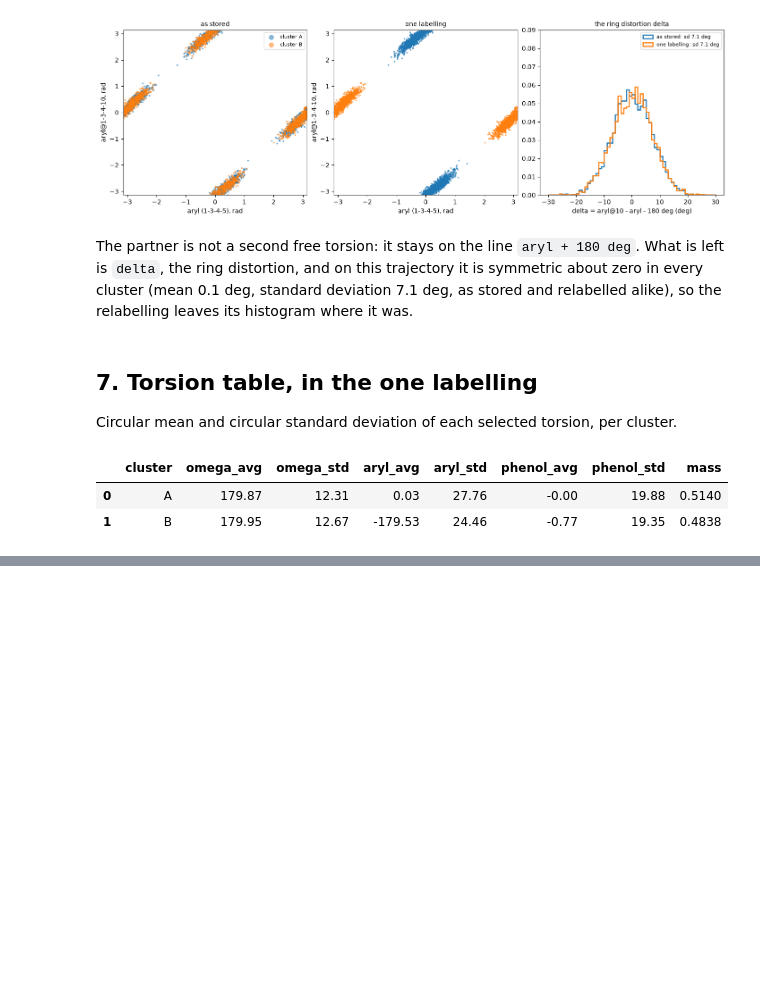
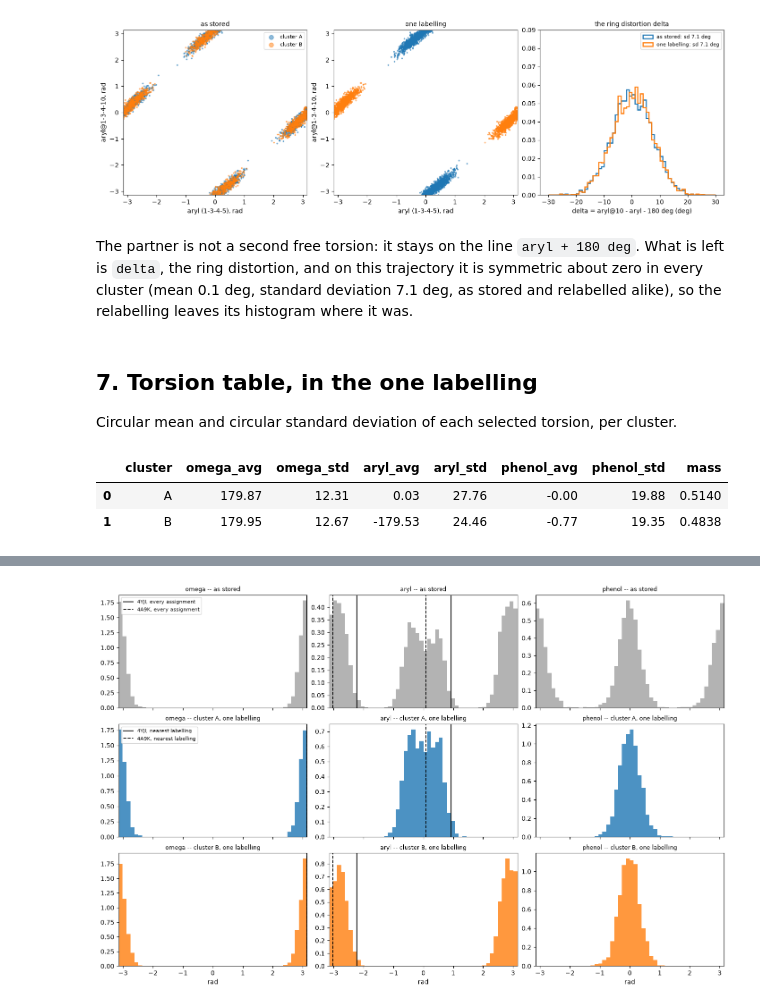
Before and after one commit to csy0000/MD-tools, a Jupyter notebook: docs/tutorial/paracetamol/analysis/symmetry-alignment.ipynb, the cells around one changed output, grey strips where cells are left out. Cells and saved outputs as stored; diff of their text form; code cells hidden in the pictures; blank space fills up the shorter version.

```diff
--- a/docs/tutorial/paracetamol/analysis/symmetry-alignment.ipynb
+++ b/docs/tutorial/paracetamol/analysis/symmetry-alignment.ipynb
@@ -196,0 +235,19 @@ pd.DataFrame(rows)
+# %%
+def crystal_in(reference_row):
+    out = {}
+    for pdb, r in rows.items():
+        pick = desc.nearest_labelling(r, reference_row)
+        out[pdb] = pick
+    return out
+
+global_ref = al["angles"][al["reference"]]
+in_cluster = {group_name(c): crystal_in(al["angles"][int(al["cluster_references"][c])])
+              for c in range(fit.n_clusters_)}
+summary_rows = []
+for g, picks in in_cluster.items():
+    for pdb, p in picks.items():
+        summary_rows.append({"cluster row": g, "crystal": pdb, "assignment chosen": p["index"],
+                             "distance to the cluster's density peak": round(p["distance"], 3),
+                             "margin": round(p["margin"], 3),
+                             "columns compared": len(p["columns_used"])})
+pd.DataFrame(summary_rows)
@@ -196,0 +260,36 @@ pd.DataFrame(rows)
+# %%
+edges = np.linspace(-np.pi, np.pi, 49)
+styles = {"4YJI": "-", "4A9K": "--"}
+fig, axes = plt.subplots(1 + fit.n_clusters_, 3, figsize=(14, 3.0 * (1 + fit.n_clusters_)),
+                         layout="constrained", sharex=True)
+for t, name in enumerate(definitions.names):
+    # top row: every frame as stored, so every assignment of the crystal is a legitimate place for it
+    axes[0, t].hist(fit.closed_theta_[:, t], bins=edges, density=True, color="0.7")
+    for pdb, r in rows.items():
+        for k, v in enumerate(r[:, t]):
+            if np.isfinite(v):
+                for x in ((v, v - 2 * np.pi * np.sign(v)) if abs(v) > 3.0 else (v,)):   # a value at the seam shows at both ends
+                    axes[0, t].axvline(x, color="k", ls=styles[pdb], lw=1.3,
+                                       label=f"{pdb}, every assignment" if (t == 0 and k == 0) else None)
+    axes[0, t].set_title(f"{name} -- as stored", fontsize=9)
+    for c in range(fit.n_clusters_):
+        ax = axes[1 + c, t]
+        ax.hist(al["angles"][fit.labels_ == c, t], bins=edges, density=True, color=palette(c), alpha=0.8)
+        for pdb, p in in_cluster[group_name(c)].items():
+            v = p["angles"][t]
+            if np.isfinite(v):
+                for x in ((v, v - 2 * np.pi * np.sign(v)) if abs(v) > 3.0 else (v,)):
+                    ax.axvline(x, color="k", ls=styles[pdb], lw=1.3,
+                               label=f"{pdb}, nearest labelling" if t == 0 else None)
+        ax.set_title(f"{name} -- cluster {group_name(c)}, one labelling", fontsize=9)
+    for ax in axes[:, t]:
+        ax.set_xlim(-np.pi, np.pi)
+for ax in (axes[0, 0], axes[1, 0]):
+    handles, labels = ax.get_legend_handles_labels()
+    unique = dict(zip(labels, handles))
+    ax.legend(unique.values(), unique.keys(), fontsize=8, loc="upper left")
+for ax in axes[-1]:
+    ax.set_xlabel("rad")
+plt.show()
+# %% [output]
+[figure, added]
```
Also changed, not shown: parts of 8 cells of this notebook, 7 other files.
